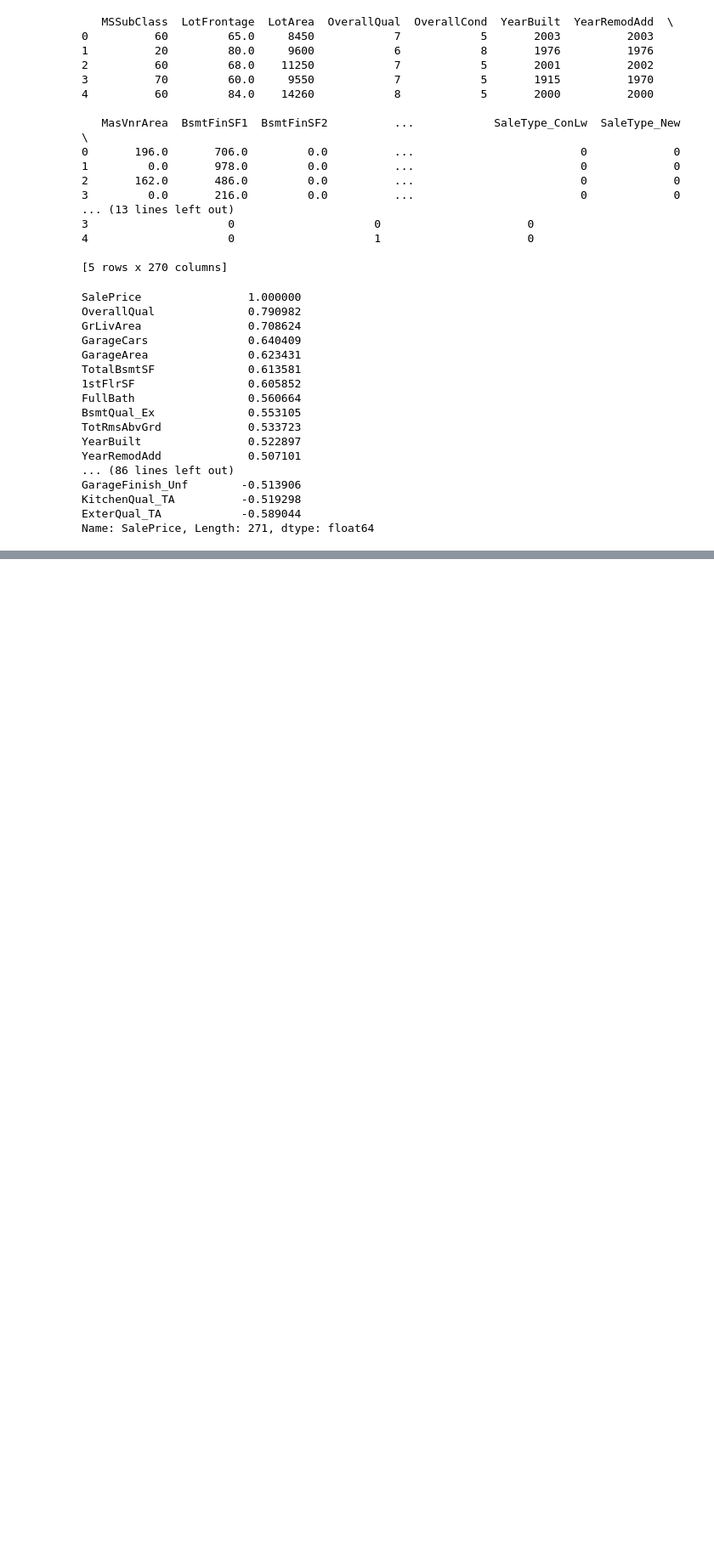
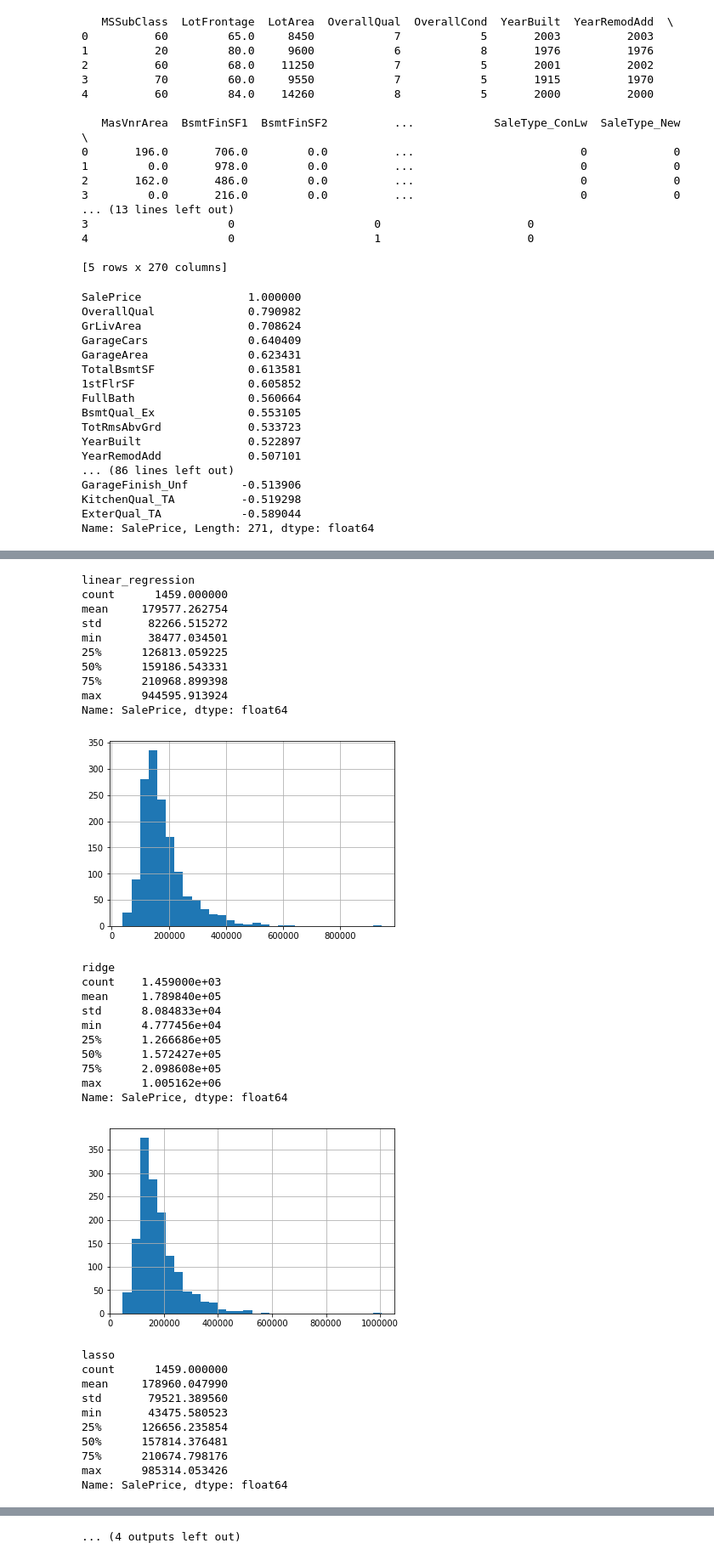
Before and after one commit to Lunran/kaggle, a Jupyter notebook: house_prices/house_prices.ipynb, the cells around one changed output, grey strips where cells are left out. Shown at 85% size. Saved outputs shown, nothing was run; the diff lists cells and outputs as text; code cells hidden in the pictures; blank space fills up the shorter version.

```diff
--- a/house_prices/house_prices.ipynb
+++ b/house_prices/house_prices.ipynb
@@ -310,8 +324,11 @@ TypeError: tuple indices must be integers or slices, not float
 # %%
 # fix skewness
+# boxcox became worse
+train_y = price_log1p
+#train_y = price_boxcox1p
 skewed_features = skewness[skewness > 0.75].index.values.tolist()
-#all_df[skewed_features] = np.log1p(all_df[skewed_features])
-all_df[skewed_features] = boxcox1p(all_df[skewed_features], 0.15)
+all_df[skewed_features] = np.log1p(all_df[skewed_features])
+#all_df[skewed_features] = boxcox1p(all_df[skewed_features], lmbda)
 
 numerical_df = all_df[int_cols.tolist()+float_cols.tolist()]
 skewness = numerical_df.apply(lambda x: skew(x.dropna()))
@@ -437,16 +511,49 @@ print(pd.DataFrame(results).sort_values(by='test_mean', ascending=False))
 # %%
 # learn and predict
 from scipy.special import inv_boxcox1p
 results = {}
 for name,model in models:
     model.fit(train_x, train_y)
-    #output = np.expm1(model.predict(test_x))
-    output = inv_boxcox1p(model.predict(test_x), 0.15)
+    output = np.expm1(model.predict(test_x))
+    #output = inv_boxcox1p(model.predict(test_x), lmbda)
     results[name] = output
     submit = pd.DataFrame(data={'Id':test_id, 'SalePrice':output})
     #submit.loc[submit['SalePrice'] < 0, 'SalePrice'] = 0
     submit.to_csv('{}_submit.csv'.format(name), index=False)
     print(name)
     print(submit['SalePrice'].describe())
     submit['SalePrice'].hist(bins=30)
     plt.show()
+# %% [output]
+linear_regression
+count      1459.000000
+mean     179577.262754
+std       82266.515272
+min       38477.034501
+25%      126813.059225
+50%      159186.543331
+75%      210968.899398
+max      944595.913924
+Name: SalePrice, dtype: float64
+[figure, added]
+ridge
+count    1.459000e+03
+mean     1.789840e+05
+std      8.084833e+04
+min      4.777456e+04
+25%      1.266686e+05
+50%      1.572427e+05
+75%      2.098608e+05
+max      1.005162e+06
+Name: SalePrice, dtype: float64
+[figure, added]
+lasso
+count      1459.000000
+mean     178960.047990
+std       79521.389560
+min       43475.580523
+25%      126656.235854
+50%      157814.376481
+75%      210674.798176
+max      985314.053426
+Name: SalePrice, dtype: float64
@@ -453,3 +594,4 @@ for name,model in models:
+... (4 outputs left out)
 # %%
 # averaging
 elasticnet_train_y = elasticnet_model.predict(train_x)
```
Also changed, not shown: parts of 11 cells of this notebook, 10 other files.
